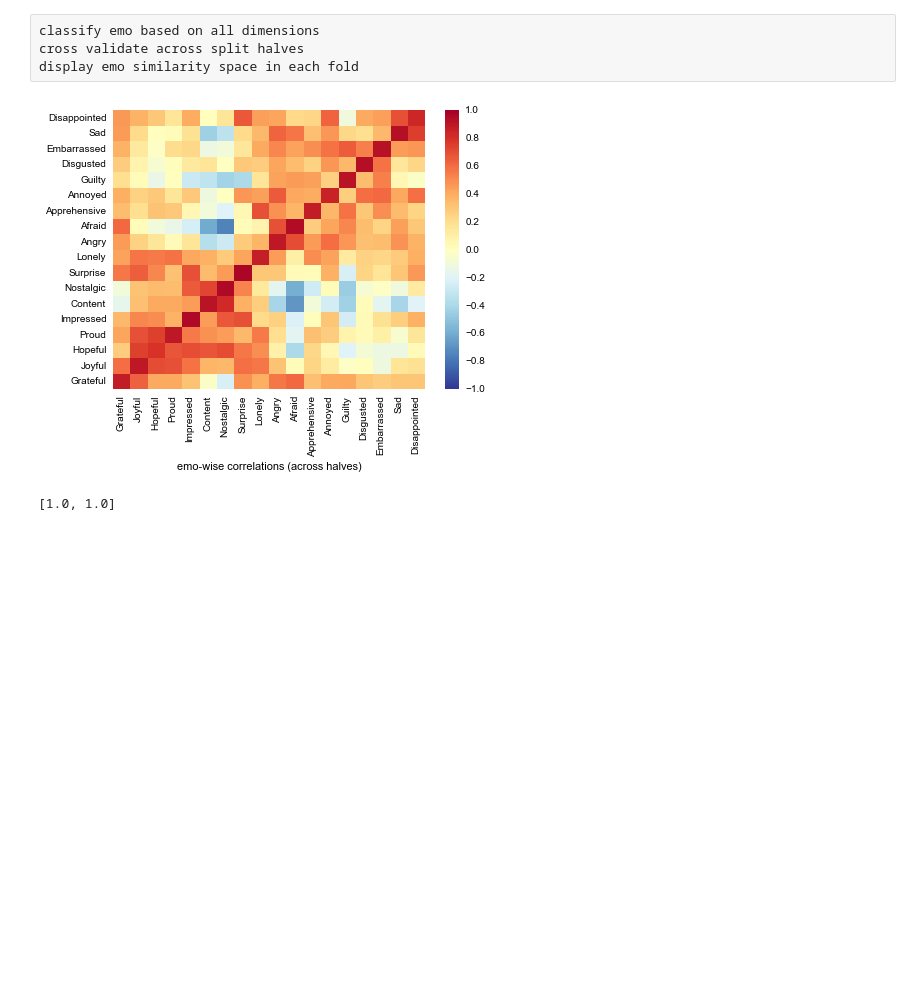
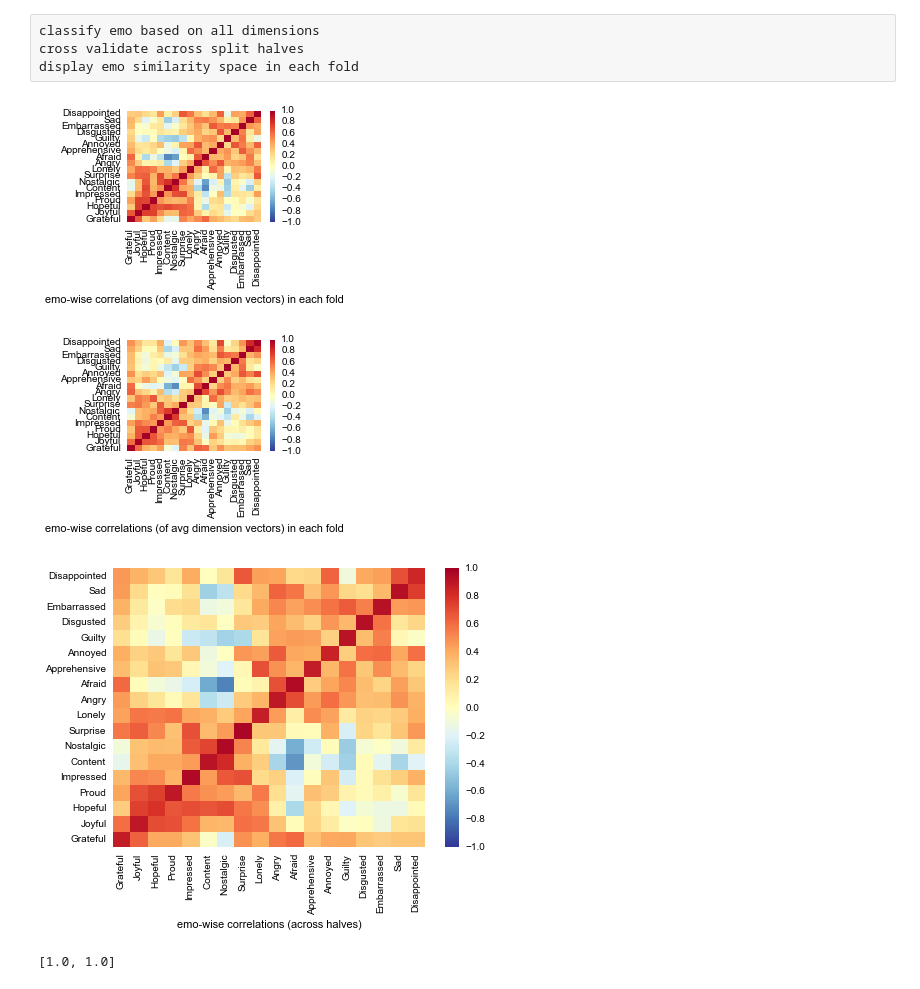
Before and after one commit to onionater/antools, a Jupyter notebook: turk/NDIM.ipynb, the cells around one changed output. Saved outputs shown, nothing was run; the diff lists cells and outputs as text; code cells hidden in the pictures; blank space fills up the shorter version.

```diff
--- a/turk/NDIM.ipynb
+++ b/turk/NDIM.ipynb
@@ -40,7 +42,7 @@ global othercols, excludecols, othercols
 filename='/Users/amyskerry/NDE_dimdl.csv'
 #important columns
 othercols=['subjid', 'rownum','submission_date', 'city','country','age','gender','thoughts']
-suffix='allvars'
+suffix='vonly'
 smallfig=[3,2]
 screesize=[4,3]
 matrixsize=[7,6]
@@ -150,20 +165,23 @@ display emo similarity space in each fold
 # %%
 cvfolds=range(2)
 cvtype='half'
 alldata=[]
 alllabels=[]
 for i in cvfolds:
     [theseitemavgs,theseitemlabels, thesedimlabels, theseitememos]=ndim.getitemavgs(keepers,orderedlabels, dims, **{cvtype:i+1})
     [theseemoavgs, theseemolabels, thesedimlabels]=ndim.getemoavgs(keepers,orderedemos, dims, **{cvtype:i+1})
+    #[theseitemavgs, theseitemlabels, theseitememos, theseemoavgs, theseemolabels]=reduce2subset(basicsubset,theseitemavgs, theseitemlabels, theseitememos, theseemoavgs, theseemolabels)
     [theseorderedlabels, theseorderedemos]=ndim.orderlists(theseemolabels,theseitemlabels,keepers) # reorder in case you lost some emos
-    #ndim.plotcorrmatrix('emo-wise correlations (of avg dimension vectors) in each fold', theseorderedemos, theseemoavgs, 'emos_'+suffix+cvtype+str(i)+'.png', figuresize=smallfig)
+    ndim.plotcorrmatrix('emo-wise correlations (of avg dimension vectors) in each fold', theseorderedemos, theseemoavgs, 'emos_'+suffix+cvtype+str(i)+'.png', figuresize=smallfig)
     alldata.append(theseemoavgs)
     alllabels.append(theseemolabels)
 [classdeets1, accuracies1, chance1]= ndim.classify(cvfolds, alldata, alllabels)
 crosscorrs=ndim.crossmatrixcorr(alldata)
 ndim.plotweightmatrix('emo-wise correlations (across halves)', theseemolabels, theseemolabels, crosscorrs, 'emosimilarities_xhalves'+suffix+'.png', figuresize=[7,5],cmin=-1, cmax=1, cmapspec='RdYlBu_r')
 # %% [output]
-[figure, old version]
+[figure, new version]
+[figure, added]
+[figure, added]
 # %%
 [classdeets1, accuracies1, chance1]= ndim.classify(cvfolds, alldata, alllabels)
 accuracies1
```
Also changed, not shown: parts of 13 cells of this notebook, 55 other files.
